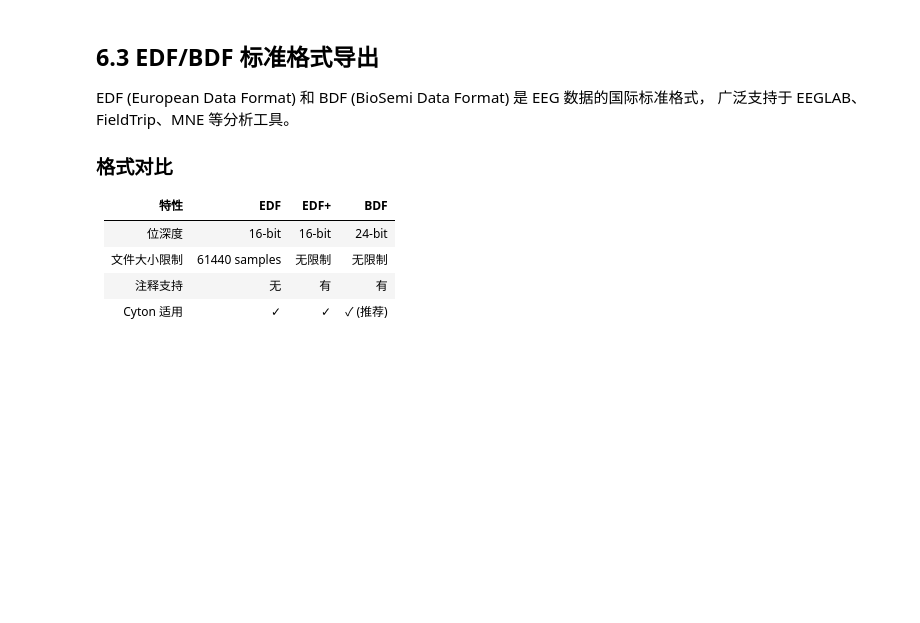
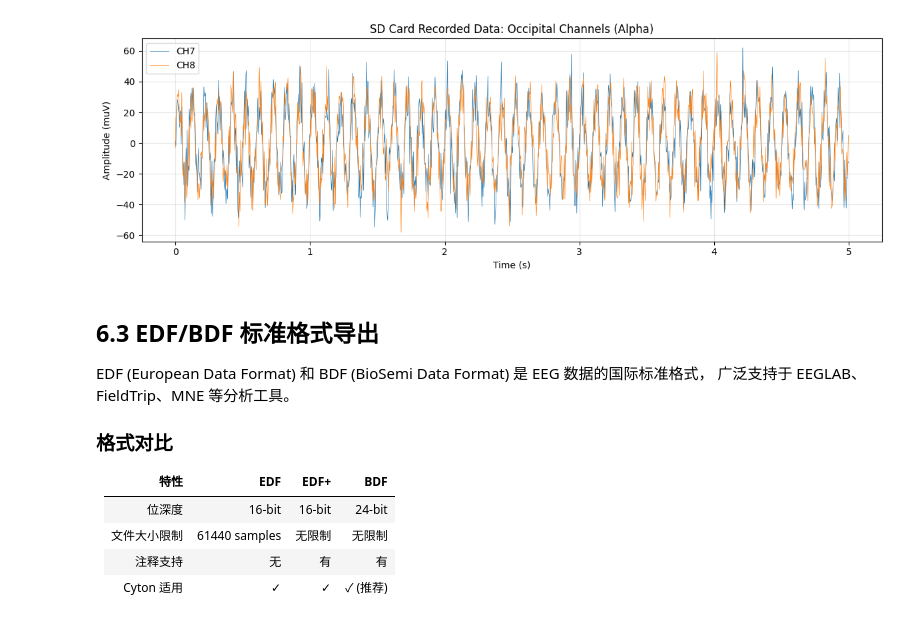
Before and after one commit to usstziyi/openbci-4, a Jupyter notebook: notebooks/unit_06_advanced_topics.ipynb, the cells around one changed output. Saved outputs shown, nothing was run; the diff lists cells and outputs as text; code cells hidden in the pictures; blank space fills up the shorter version.

```diff
--- a/notebooks/unit_06_advanced_topics.ipynb
+++ b/notebooks/unit_06_advanced_topics.ipynb
@@ -61,10 +61,11 @@ import time
 import numpy as np
 import matplotlib.pyplot as plt
 
-SFREQ_16CH = 125.0  # Daisy 模式下采样率
+SFREQ_16CH = 125.0  # Daisy 模式下采样率，250 SPS (Samples Per Second，每秒采样数) 为 Cyton 默认采样率
 
 # 完整的 16 通道映射
-FULL_16CH_MAP = {**CYTON_8CH_1020_MAP, **DAISY_8CH_1020_MAP}
+# FULL_16CH_MAP 是一个字典类型 (dict)，通过字典解包操作合并两个通道映射字典
+FULL_16CH_MAP: dict = {**CYTON_8CH_1020_MAP, **DAISY_8CH_1020_MAP}
 
 print("16-Channel Cyton + Daisy Configuration")
 print("=" * 50)
@@ -275,0 +232,73 @@ plt.show()
+# %%
+
+# 解析 OpenBCI SD 卡数据文件
+def parse_sd_file(filepath):
+    """
+    解析 OpenBCI SD 卡数据文件。
+
+    Returns
+    -------
+    df : DataFrame
+        解析后的数据表
+    metadata : dict
+        文件头元数据
+    """
+    metadata = {}
+
+    with open(filepath, "r") as f:
+        lines = f.readlines()
+
+    # 解析头部元数据
+    # 前面几行是以 % 开头的元数据，不是表格数据。
+    header_end = 0
+    for i, line in enumerate(lines):
+        if line.startswith("%"):
+            if "Sample Rate" in line:
+                metadata["sample_rate"] = float(line.split("=")[1].strip().split()[0])
+            elif "Number of channels" in line:
+                metadata["n_channels"] = int(line.split("=")[1].strip())
+            elif "Board Mode" in line:
+                metadata["board_mode"] = line.split("=")[1].strip()
+        elif line.startswith("SampleIndex"):
+            header_end = i
+            break
+
+    # 读取数据
+    from io import StringIO
+    # 从 header_end 行开始，将剩余所有行连接成一个字符串，作为 CSV 数据
+    data_csv = "".join(lines[header_end:])
+    df = pd.read_csv(
+        StringIO(data_csv),  # 将字符串数据包装为类文件对象
+        skipinitialspace=True  # 跳过字段后的空白字符
+    )
+
+    return df, metadata
+
+
+# ---- 生成并解析一个示例文件 ----
+import tempfile
+sample_sd_path = "../data/sample_sd_data.txt"
+os.makedirs("../data", exist_ok=True)
+
+generate_sample_sd_file(sample_sd_path, duration_sec=5.0, sfreq=250.0)
+
+df, meta = parse_sd_file(sample_sd_path)
+print(f"\nParsed SD file: {sample_sd_path}")
+print(f"Metadata: {meta}")
+print(f"Data shape: {df.shape}")
+print(f"Columns: {list(df.columns)}")
+print(f"\nFirst 5 rows:")
+print(df.head())
+
+## 快速可视化
+fig, ax = plt.subplots(figsize=(12, 4))
+for ch in ["CH7", "CH8"]:
+    ax.plot(df["Timestamp"], df[ch], linewidth=0.5, label=ch)
+ax.set_xlabel("Time (s)")
+ax.set_ylabel("Amplitude (muV)")
+ax.set_title("SD Card Recorded Data: Occipital Channels (Alpha)")
+ax.legend()
+ax.grid(True, alpha=0.3)
+plt.tight_layout()
+plt.show()
+# %% [output]
@@ -276,3 +322,4 @@ plt.show()
+[figure, added]
 # %% [markdown]
 ## 6.3 EDF/BDF 标准格式导出
 
```
Also changed, not shown: parts of 6 cells of this notebook, 1 other file.
